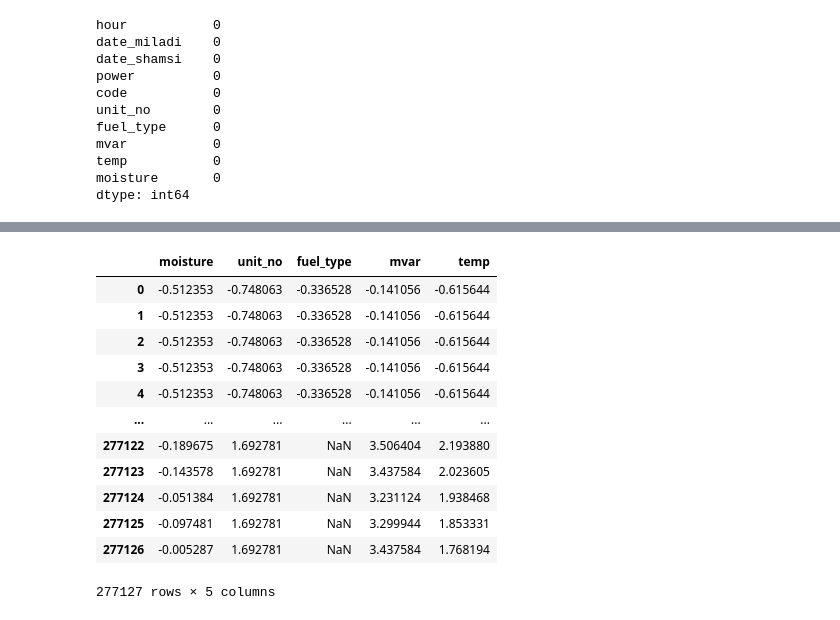
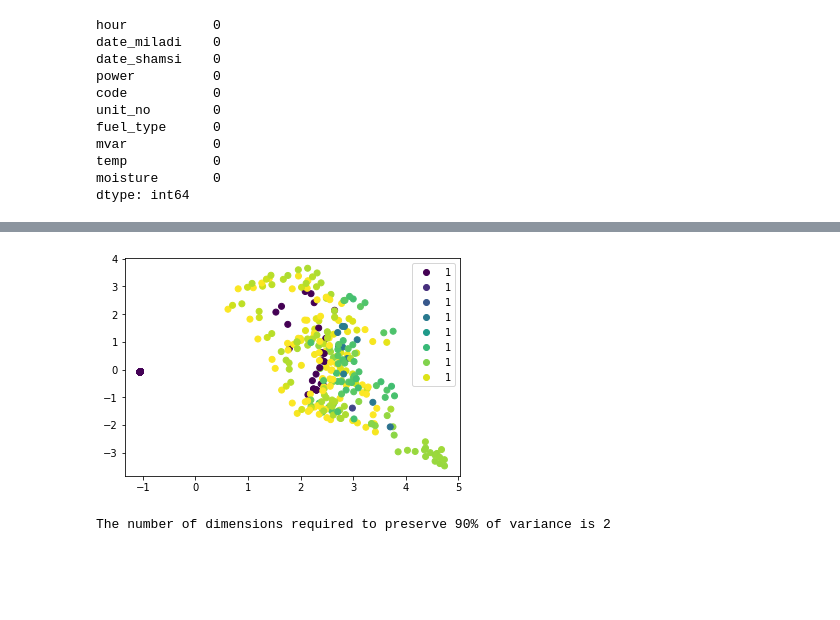
Before and after one commit to reza-pishva/6-MachineLearning-Python, a Jupyter notebook: Projects/EstimatePowerProduction.ipynb, the cells around one changed output, grey strips where cells are left out. Saved outputs shown, nothing was run; the diff lists cells and outputs as text; code cells hidden in the pictures; blank space fills up the shorter version.

```diff
--- a/Projects/EstimatePowerProduction.ipynb
+++ b/Projects/EstimatePowerProduction.ipynb
@@ -79,7 +79,7 @@ dtype: int64
 data["fuel_type"].fillna(method='bfill', inplace=True)
 # %%
 X = data[["moisture","unit_no","fuel_type","mvar","temp"]]
-Y = data["power"]
+y = data["power"]
 # %%
 data.isnull().sum()
 # %% [output]
@@ -135,16 +130,0 @@ RecursionError: maximum recursion depth exceeded while calling a Python object
-# %%
-X
-# %% [output]
-|  | moisture | unit_no | fuel_type | mvar | temp |
-| 0 | -0.512353 | -0.748063 | -0.336528 | -0.141056 | -0.615644 |
-| 1 | -0.512353 | -0.748063 | -0.336528 | -0.141056 | -0.615644 |
-| 2 | -0.512353 | -0.748063 | -0.336528 | -0.141056 | -0.615644 |
-| 3 | -0.512353 | -0.748063 | -0.336528 | -0.141056 | -0.615644 |
-| 4 | -0.512353 | -0.748063 | -0.336528 | -0.141056 | -0.615644 |
-| ... | ... | ... | ... | ... | ... |
-| 277122 | -0.189675 | 1.692781 | NaN | 3.506404 | 2.193880 |
-| 277123 | -0.143578 | 1.692781 | NaN | 3.437584 | 2.023605 |
-| 277124 | -0.051384 | 1.692781 | NaN | 3.231124 | 1.938468 |
-| 277125 | -0.097481 | 1.692781 | NaN | 3.299944 | 1.853331 |
-| 277126 | -0.005287 | 1.692781 | NaN | 3.437584 | 1.768194 |
-277127 rows × 5 columns
@@ -150,0 +133,16 @@ X
+# %%
+pca = PCA()
+Xt = pca.fit_transform(X)
+plot = plt.scatter(Xt[:,0], Xt[:,1], c=y)
+plt.legend(handles=plot.legend_elements()[0], labels=list(data['power']))
+plt.show()
+# %% [output]
+[figure, added]
+# %%
+pca= PCA()
+pca.fit(X_train)
+cumsum = np.cumsum(pca.explained_variance_ratio_)
+dim = np.argmax(cumsum >= 0.90) + 1
+print('The number of dimensions required to preserve 90% of variance is',dim)
+# %% [output]
+The number of dimensions required to preserve 90% of variance is 2
```
Also changed, not shown: parts of 16 cells of this notebook, 2 other files.
